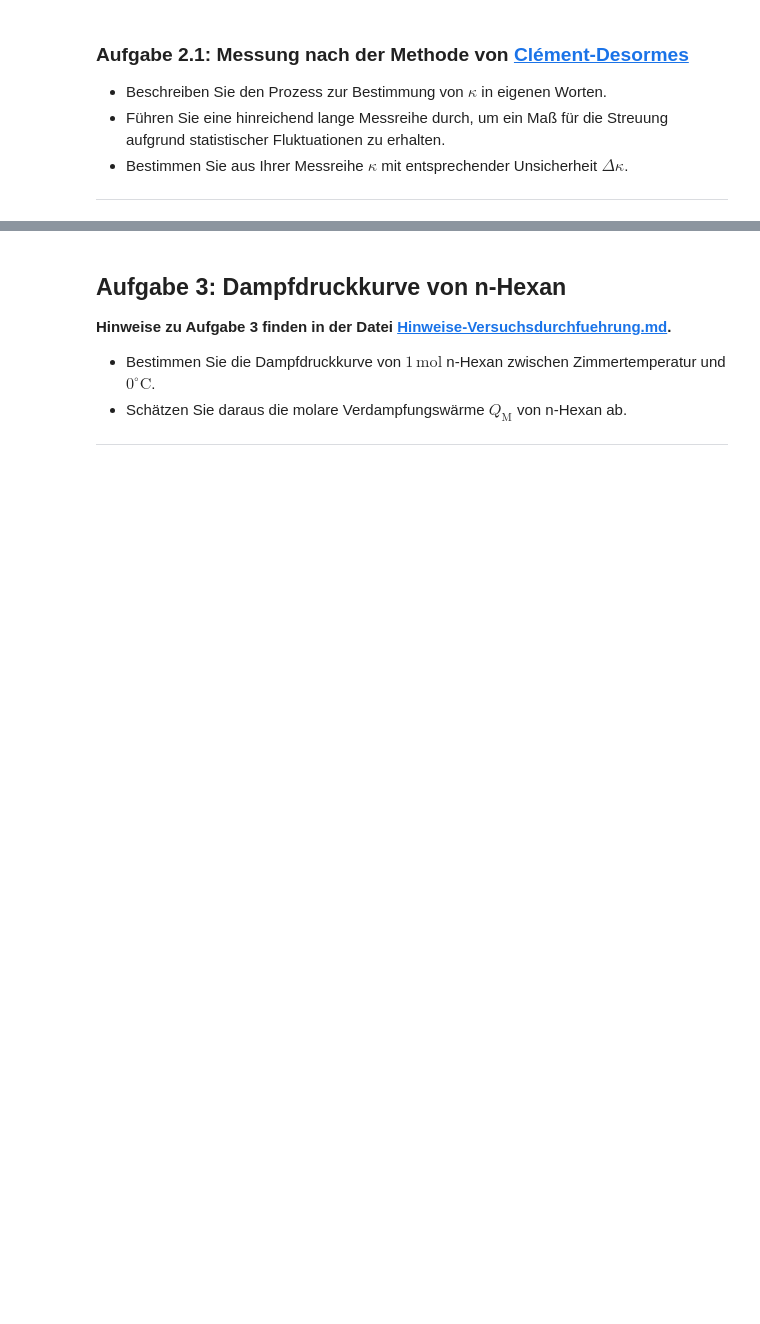
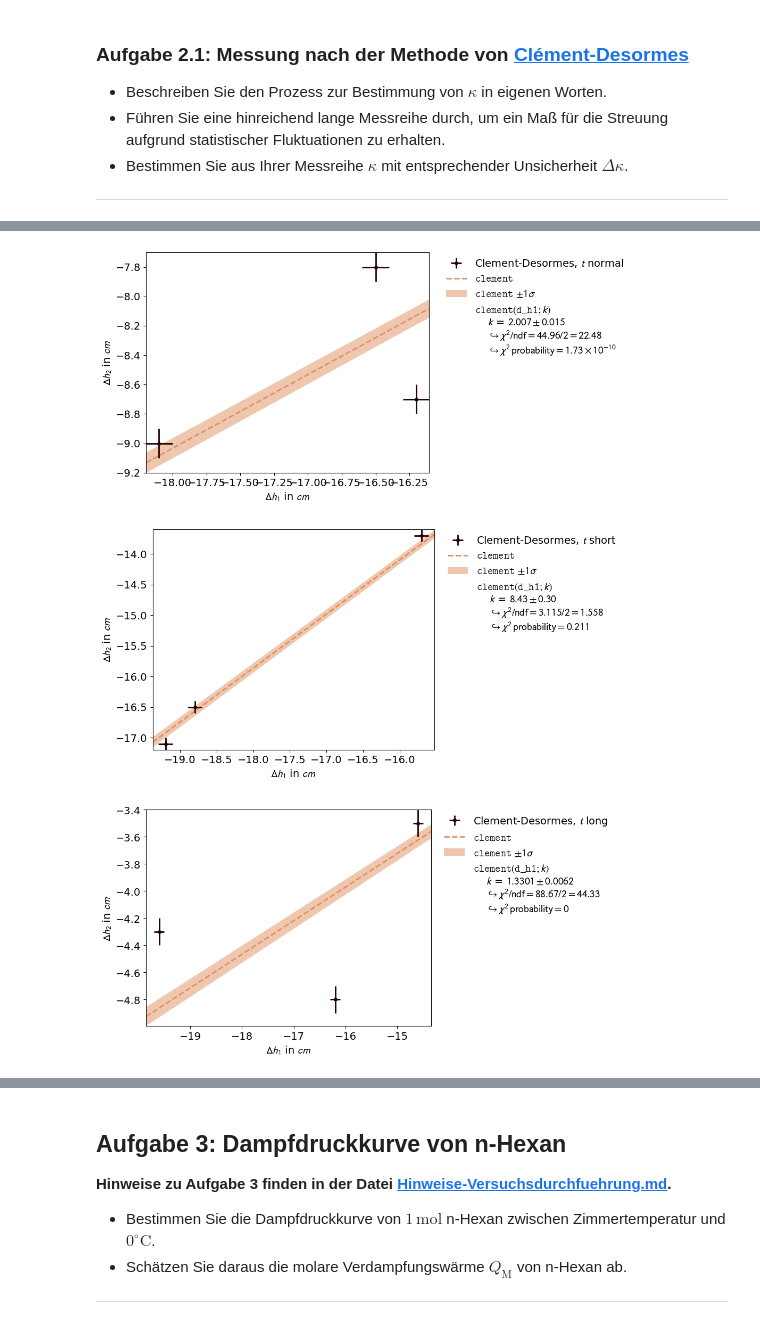
Before and after one commit to MRNock04/P2, a Jupyter notebook: Ideales_und_reales_Gas/Ideales_und_reales_Gas.ipynb, the cells around one changed output, grey strips where cells are left out. Cells and saved outputs as stored; diff of their text form; code cells hidden in the pictures; blank space fills up the shorter version.

```diff
--- a/Ideales_und_reales_Gas/Ideales_und_reales_Gas.ipynb
+++ b/Ideales_und_reales_Gas/Ideales_und_reales_Gas.ipynb
@@ -89,6 +89,21 @@ from uncertainties import unumpy as unp
 
 # definition der Umrechnung von mmHg zu mbar
 lam = 1.33322
+
+# erstellen einer Funktion für kafe2 Fits
+def fit_funktion(xy_data, model_function, xy_error, xy_label, title, constraint=[]):
+    xy_data = kafe2.XYContainer(xy_data[0], xy_data[1])
+    xy_data.label = title
+    fit = kafe2.XYFit(xy_data = xy_data, model_function = model_function)
+    fit.add_error(axis = 'x', err_val = xy_error[0])
+    fit.add_error(axis = 'y', err_val = xy_error[1])
+    for i in range(len(constraint)):
+        fit.add_parameter_constraint(name = constraint[i][0], value = constraint[i][1], uncertainty = constraint[i][2])
+    fit.do_fit()
+    plot = kafe2.Plot(fit)
+    plot.x_label, plot.y_label = xy_label[0], xy_label[1]
+
+    return fit.parameter_values, fit.parameter_errors, plot
 # %% [markdown]
 ## Aufgabe 1: Messung des absoluten Nullpunkts mit Hilfe eines Gasthermometers
 
@@ -202,0 +228,27 @@ h_21_std = .1
+# %%
+def clement(d_h1, k=1):
+    return d_h1 * (k-1) / k
+
+data_clement_normal = np.array([ delta_h1_normal , delta_h2_normal ])
+data_clement_short = np.array([ delta_h1_short , delta_h2_short ])
+data_clement_long = np.array([ delta_h1_long , delta_h2_long ])
+error_clement = np.ones(2) * h_21_std
+label_clement = [ "$\Delta h_1$ in $cm$" , "$\Delta h_2$ in $cm$" ]
+title_clement_normal = "Clement-Desormes, $t$ normal"
+title_clement_short = "Clement-Desormes, $t$ short"
+title_clement_long = "Clement-Desormes, $t$ long"
+
+fit_res_normal = fit_funktion(data_clement_normal, clement, error_clement, label_clement, title_clement_normal)
+fit_res_short = fit_funktion(data_clement_short, clement, error_clement, label_clement, title_clement_short)
+fit_res_long = fit_funktion(data_clement_long, clement, error_clement, label_clement, title_clement_long)
+
+fit_res_normal[2].plot()
+fit_res_short[2].plot()
+fit_res_long[2].plot()
+fit_res_normal[2].show()
+fit_res_short[2].show()
+fit_res_long[2].show()
+# %% [output]
+[figure, added]
+[figure, added]
+[figure, added]
```
Also changed, not shown: parts of 14 cells of this notebook, 2 other files.
